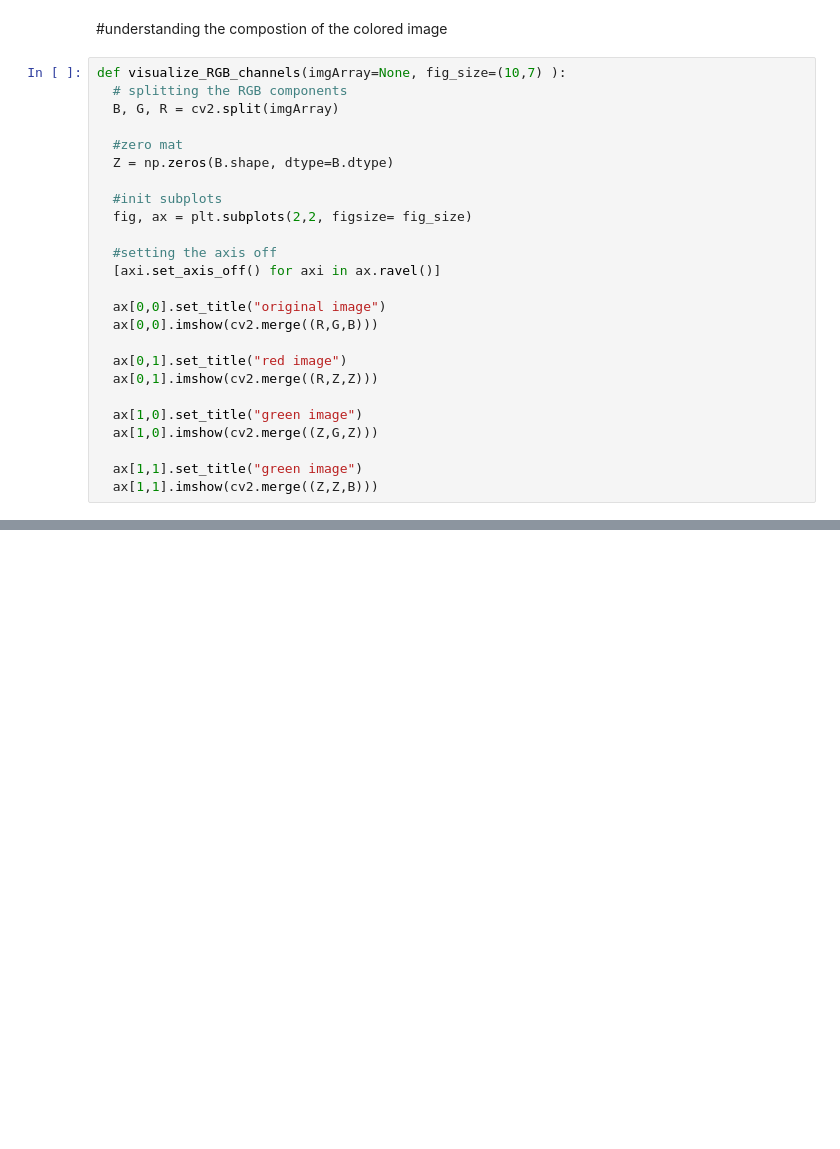
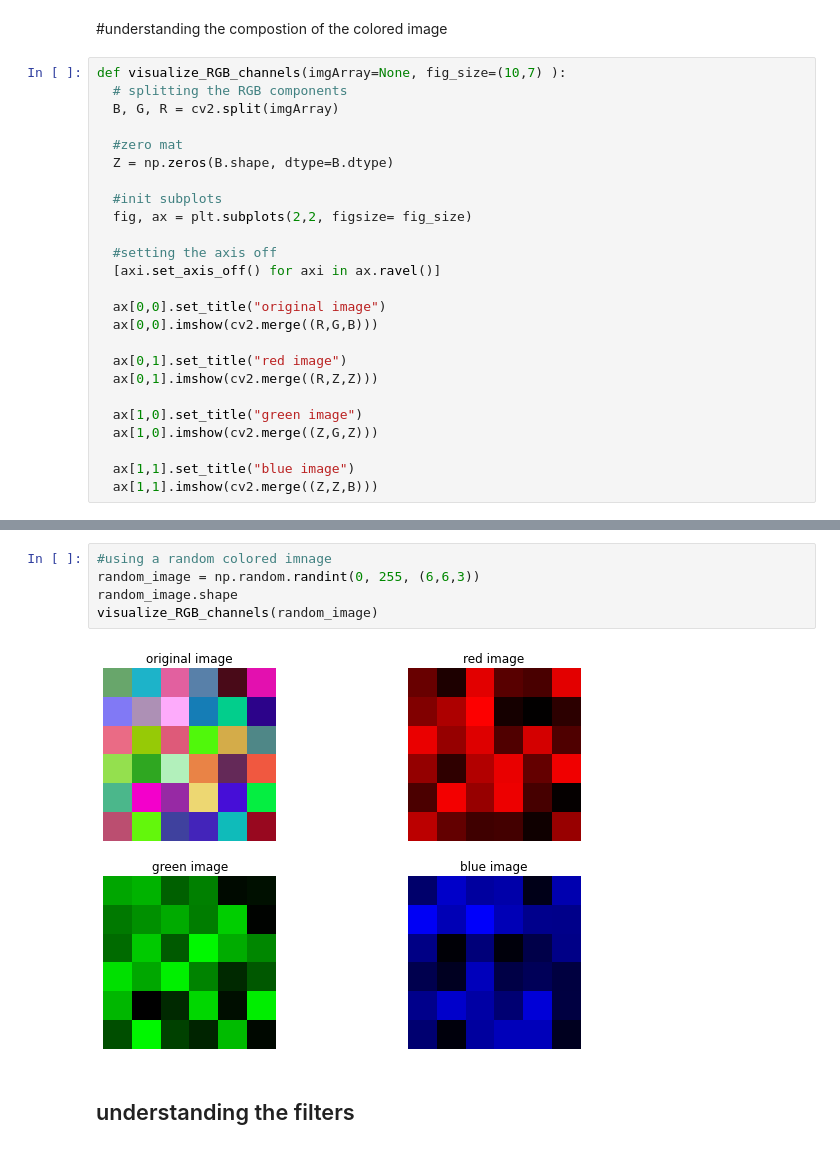
Before and after one commit to arnavjune2/computer-vision, a Jupyter notebook: image_understanding.ipynb, the cells around one changed output, grey strips where cells are left out. Drawn from its saved outputs; the diff is of its cells as text; blank space fills up the shorter version.

```diff
--- a/image_understanding.ipynb
+++ b/image_understanding.ipynb
@@ -100,7 +100,7 @@ def visualize_RGB_channels(imgArray=None, fig_size=(10,7) ):
   ax[1,0].set_title("green image")
   ax[1,0].imshow(cv2.merge((Z,G,Z)))
 
-  ax[1,1].set_title("green image")
+  ax[1,1].set_title("blue image")
   ax[1,1].imshow(cv2.merge((Z,Z,B)))
 # %%
 visualize_RGB_channels(imgArray=car1_cv2)
@@ -108,0 +109,9 @@ visualize_RGB_channels(imgArray=car1_cv2)
+# %%
+#using a random colored imnage
+random_image = np.random.randint(0, 255, (6,6,3))
+random_image.shape
+visualize_RGB_channels(random_image)
+# %% [output]
+[figure, added]
+# %% [markdown]
+## understanding the filters
```
Also changed, not shown: parts of 11 cells of this notebook.
